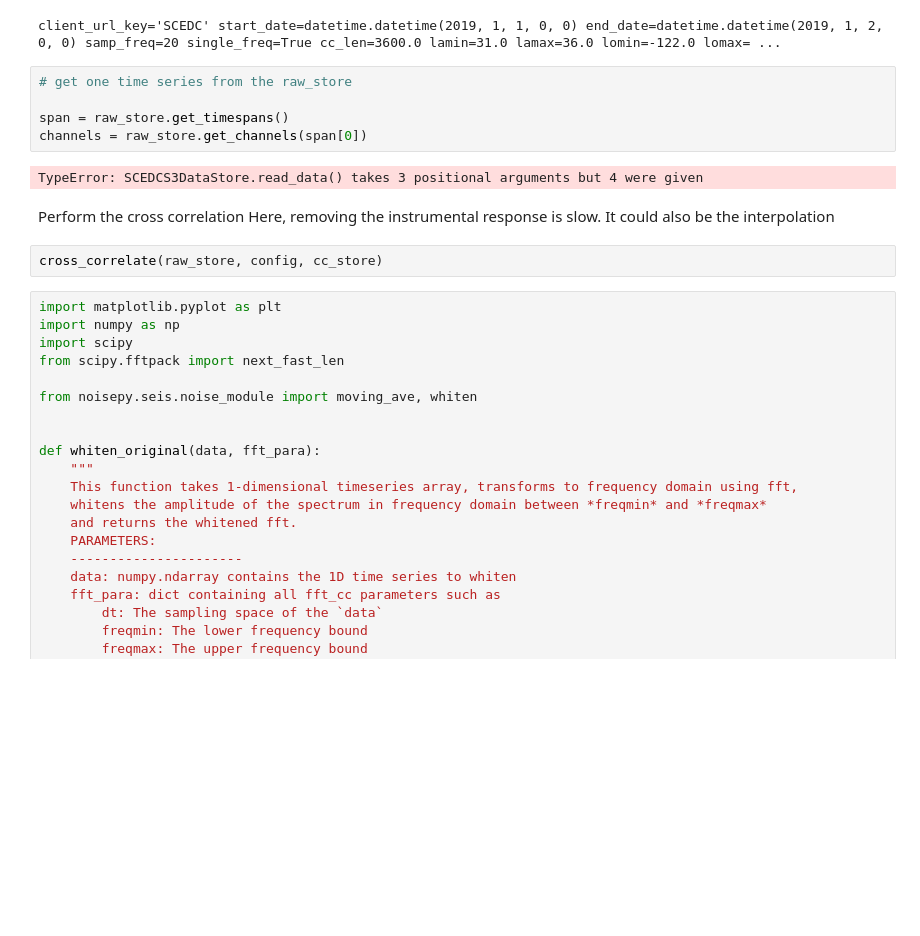
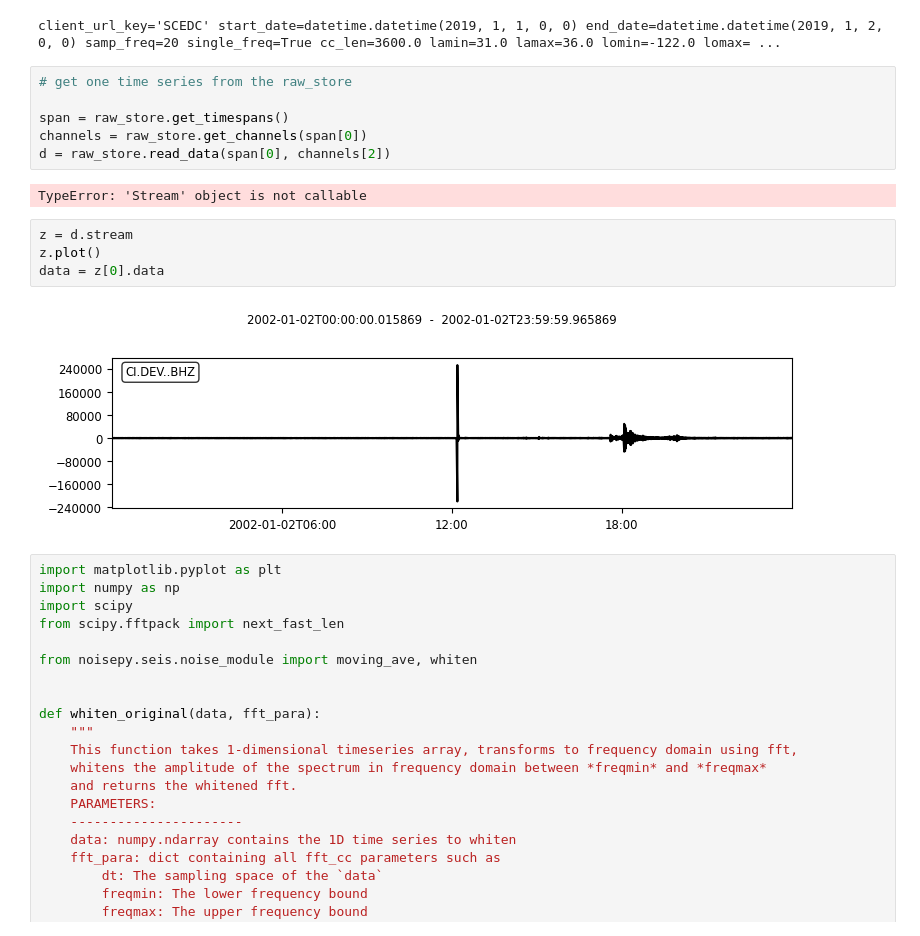
Before and after one commit to noisepy/NoisePy, a Jupyter notebook: tutorials/test_whiten.ipynb, the cells around one changed output. Saved outputs shown, nothing was run; the diff lists cells and outputs as text; blank space fills up the shorter version.

```diff
--- a/tutorials/test_whiten.ipynb
+++ b/tutorials/test_whiten.ipynb
@@ -137,13 +137,15 @@ client_url_key='SCEDC' start_date=datetime.datetime(2019, 1, 1, 0, 0) end_date=d
 
 span = raw_store.get_timespans()
 channels = raw_store.get_channels(span[0])
+d = raw_store.read_data(span[0], channels[2])
 # %% [output]
-TypeError: SCEDCS3DataStore.read_data() takes 3 positional arguments but 4 were given
+TypeError: 'Stream' object is not callable
-# %% [markdown]
-Perform the cross correlation
-Here, removing the instrumental response is slow. It could also be the interpolation
-# %%
-cross_correlate(raw_store, config, cc_store)
+# %%
+z = d.stream
+z.plot()
+data = z[0].data
+# %% [output]
+[figure, added]
 # %%
 import matplotlib.pyplot as plt
 import numpy as np
```
Also changed, not shown: parts of 10 cells of this notebook.
